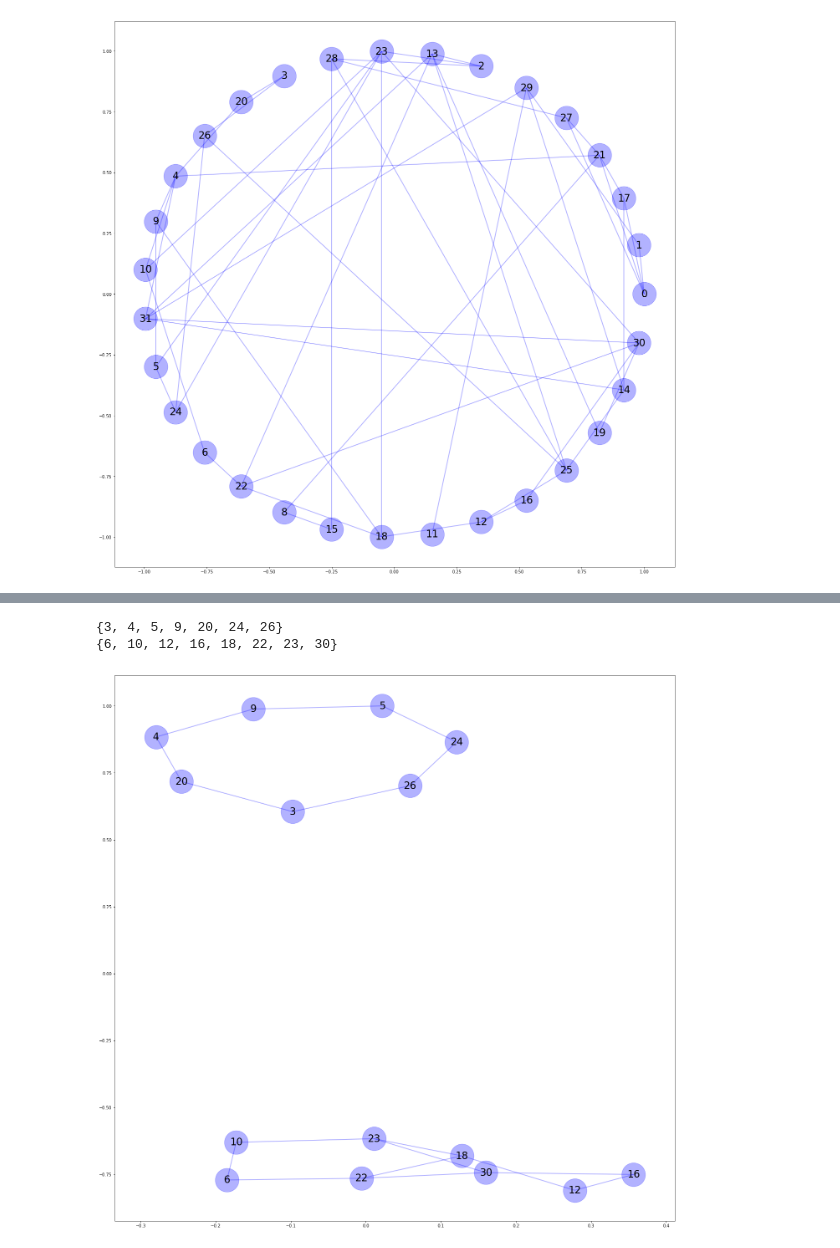
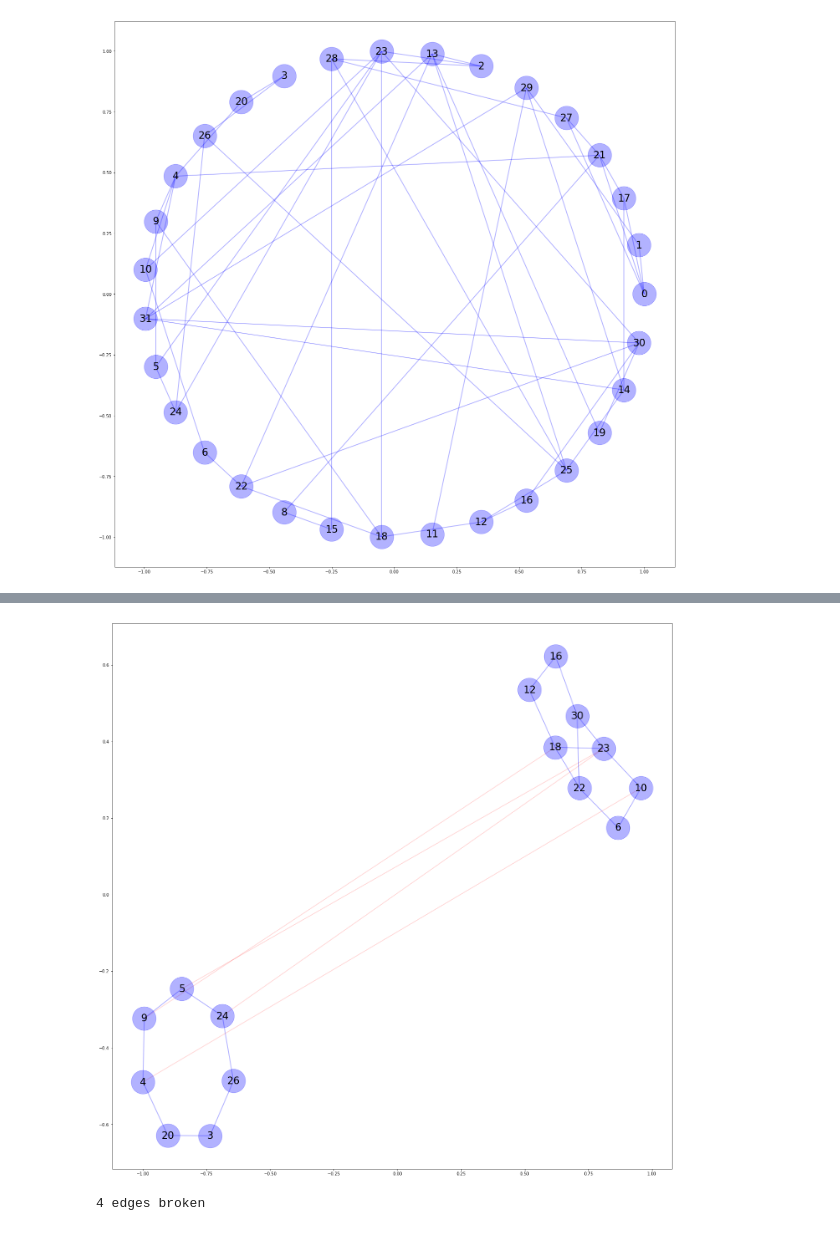
Before and after one commit to Richard-R/cs170_project, a Jupyter notebook: create_graph.ipynb, the cells around one changed output, grey strips where cells are left out. Cells and saved outputs as stored; diff of their text form; code cells hidden in the pictures.

```diff
--- a/create_graph.ipynb
+++ b/create_graph.ipynb
@@ -74,14 +81,13 @@ draw_graph(split, graph_layout='spring')
 # %%
 sub00, sub01 = kl_bisect(sub0, weight=None, seed=rnd.getrandbits(32))
 sub10, sub11 = kl_bisect(sub1, weight=None, seed=rnd.getrandbits(32))
-print(sub00)
-print(sub01)
 sub00, sub01 = G.subgraph(sub00), G.subgraph(sub01)
 split0 = nx.compose(sub00, sub01)
-draw_graph(split0, graph_layout='spring')
+residual = nx.difference(sub0, split0)
+draw_graph(split0, graph_residual=residual, graph_layout='spring')
+print('{} edges broken'.format(len(residual.edges())))
 # %% [output]
+[figure, new version]
-{3, 4, 5, 9, 20, 24, 26}
-{6, 10, 12, 16, 18, 22, 23, 30}
+4 edges broken
-[figure, old version]
 # %%
 sub10, sub11 = G.subgraph(sub10), G.subgraph(sub11)
```
Also changed, not shown: parts of 5 cells of this notebook.
